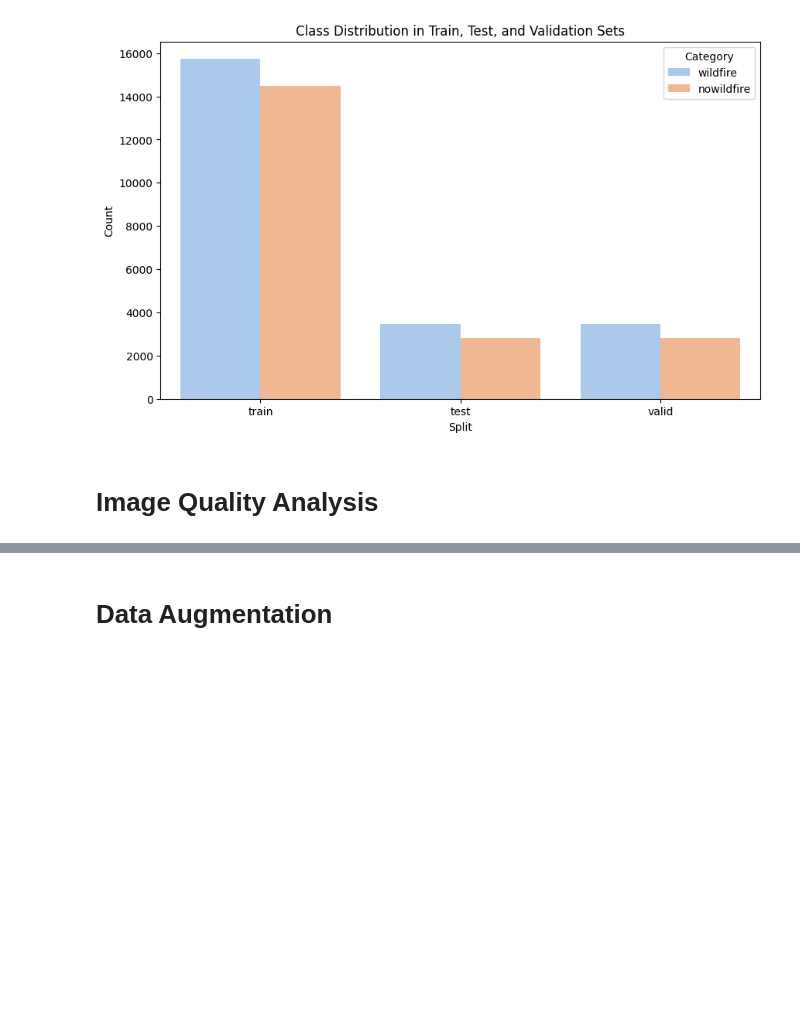
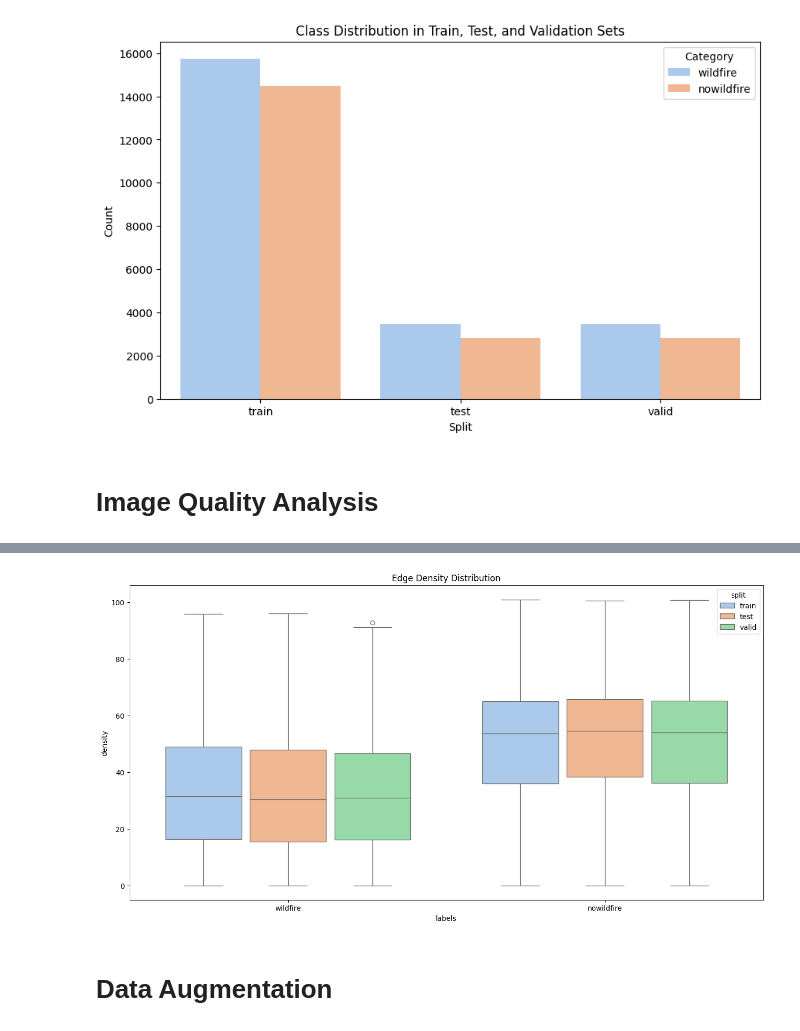
Before and after one commit to Silvano315/Wildfire_Prediction_with_Satellite_Images, a Jupyter notebook: EDA.ipynb, the cells around one changed output, grey strips where cells are left out. Saved outputs shown, nothing was run; the diff lists cells and outputs as text; code cells hidden in the pictures; blank space fills up the shorter version.

```diff
--- a/EDA.ipynb
+++ b/EDA.ipynb
@@ -194,0 +208,17 @@ plt.show()
+# %%
+# Evaluate edge density using Canny's filter
+
+edge_density = {'split': [], 'labels': [], 'density': []}
+
+for split in splits:
+    for label in labels:
+        path = os.path.join(images_path, split, label)
+        for img_name in os.listdir(path):
+            img_path = os.path.join(path, img_name)
+            density = compute_edge_density(img_path)
+            edge_density['split'].append(split)
+            edge_density['labels'].append(label)
+            edge_density['density'].append(density)
+
+df_edge_density = pd.DataFrame(edge_density)
+df_edge_density.head()
@@ -195,3 +232,14 @@ plt.show()
+# %%
+# Plot edge density distribution
+
+plt.figure(figsize=(16, 8))
+
+sns.boxplot(x='labels', y='density', hue='split', data=df_edge_density, palette='pastel', gap=0.1)
+plt.title('Edge Density Distribution')
+
+plt.show()
+# %% [output]
+[figure, added]
 # %% [markdown]
 # Data Augmentation
 # %% [markdown]
```
Also changed, not shown: parts of 4 cells of this notebook.
